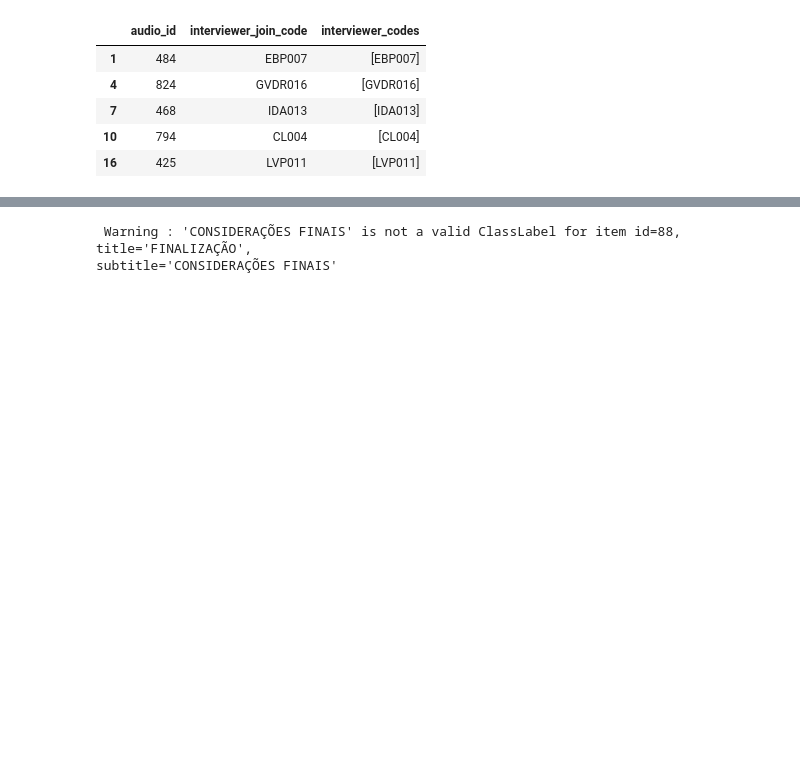
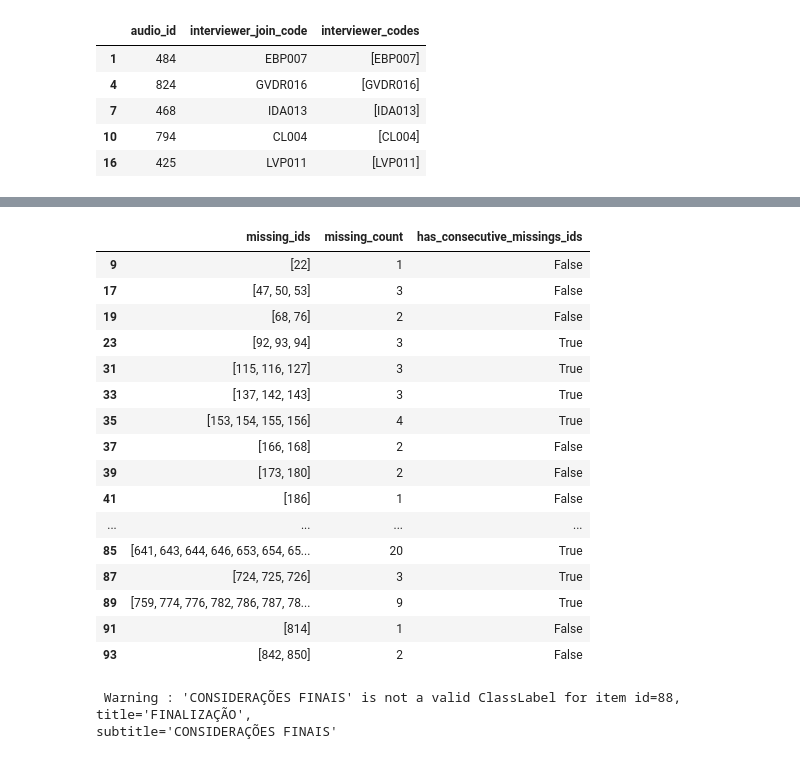
Before and after one commit to antonioMoreira/my-masters-degree, a Jupyter notebook: notebooks/mupe-dataset.ipynb, the cells around one changed output, grey strips where cells are left out. Drawn from its saved outputs; the diff is of its cells as text; code cells hidden in the pictures; blank space fills up the shorter version.

```diff
--- a/notebooks/mupe-dataset.ipynb
+++ b/notebooks/mupe-dataset.ipynb
@@ -608,3 +638,44 @@ Processing file for audio_id=507 with interview_code=MD006
+# %%
+def has_missing_ids(ids: List[int]) -> tuple[list[int], int]:
+    missing_ids = [i for i in range(ids[0], ids[-1] + 1) if i not in ids]
+    return missing_ids, len(missing_ids)
+
+missing_ids_result = pd.DataFrame(
+    mupe_train_sample["file_id"].apply(has_missing_ids).tolist(),
+    columns=["missing_ids", "missing_count"],
+)
+
+mask = missing_ids_result["missing_count"] > 0
+missing_ids_result = missing_ids_result.loc[mask]
+# display(missing_ids_result)
+
+def has_consecutive_missings_ids(row: pd.Series):
+    if row['missing_count'] == 1:
+        return False
+
+    return any(np.diff(row['missing_ids']) == 1)
+
+
+missing_ids_result["has_consecutive_missings_ids"] = missing_ids_result.apply(has_consecutive_missings_ids, axis=1)
+missing_ids_result
+# %% [output]
+|  | missing_ids | missing_count | has_consecutive_missings_ids |
+| 9 | [22] | 1 | False |
+| 17 | [47, 50, 53] | 3 | False |
+| 19 | [68, 76] | 2 | False |
+| 23 | [92, 93, 94] | 3 | True |
+| 31 | [115, 116, 127] | 3 | True |
+| 33 | [137, 142, 143] | 3 | True |
+| 35 | [153, 154, 155, 156] | 4 | True |
+| 37 | [166, 168] | 2 | False |
+| 39 | [173, 180] | 2 | False |
+| 41 | [186] | 1 | False |
+| ... | ... | ... | ... |
+| 85 | [641, 643, 644, 646, 653, 654, 65... | 20 | True |
+| 87 | [724, 725, 726] | 3 | True |
+| 89 | [759, 774, 776, 782, 786, 787, 78... | 9 | True |
+| 91 | [814] | 1 | False |
+| 93 | [842, 850] | 2 | False |
 # %%
 ids_list = set()
 for seg in interview_segmentation_sample.segments:
```
Also changed, not shown: parts of 11 cells of this notebook, 4 other files.
